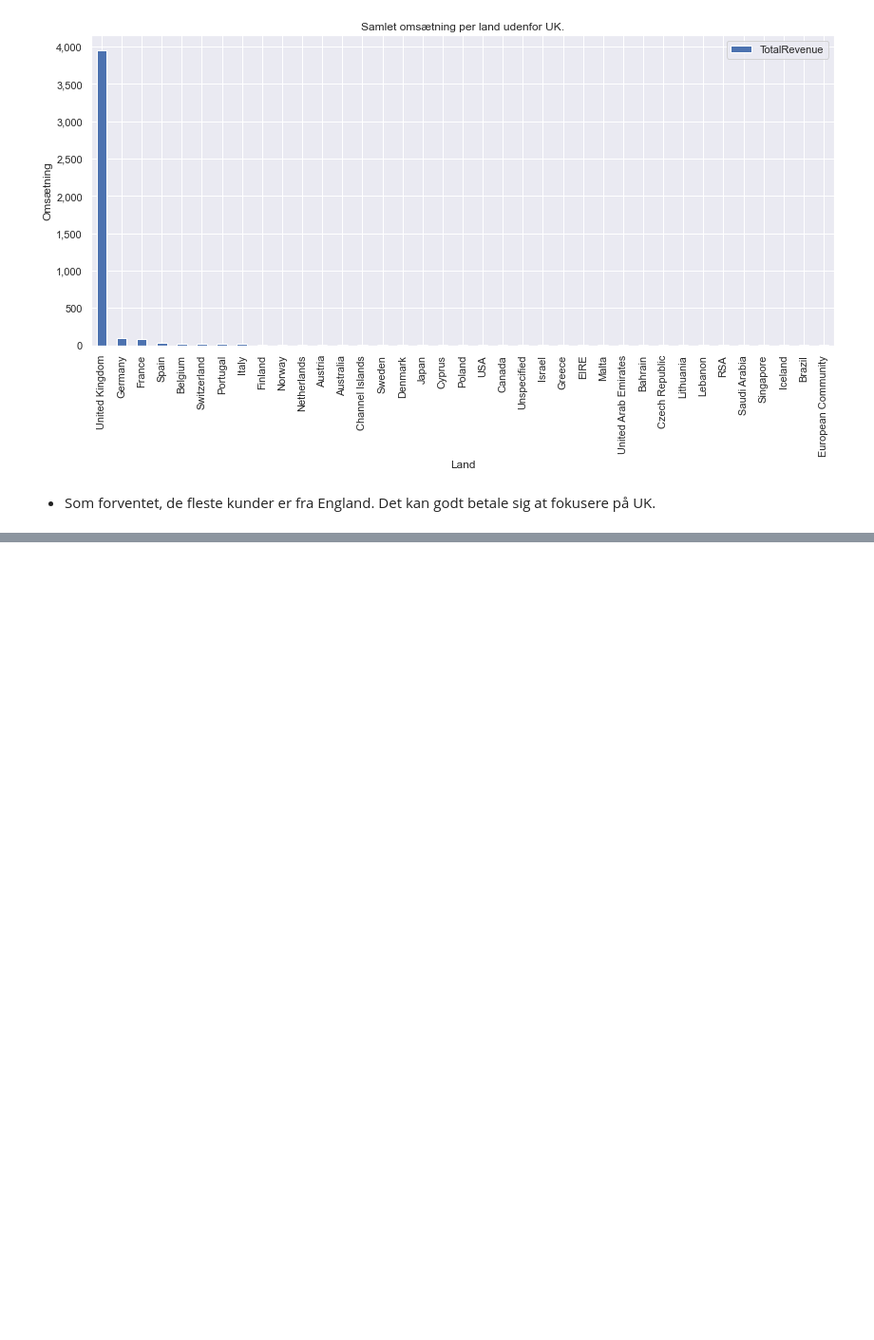
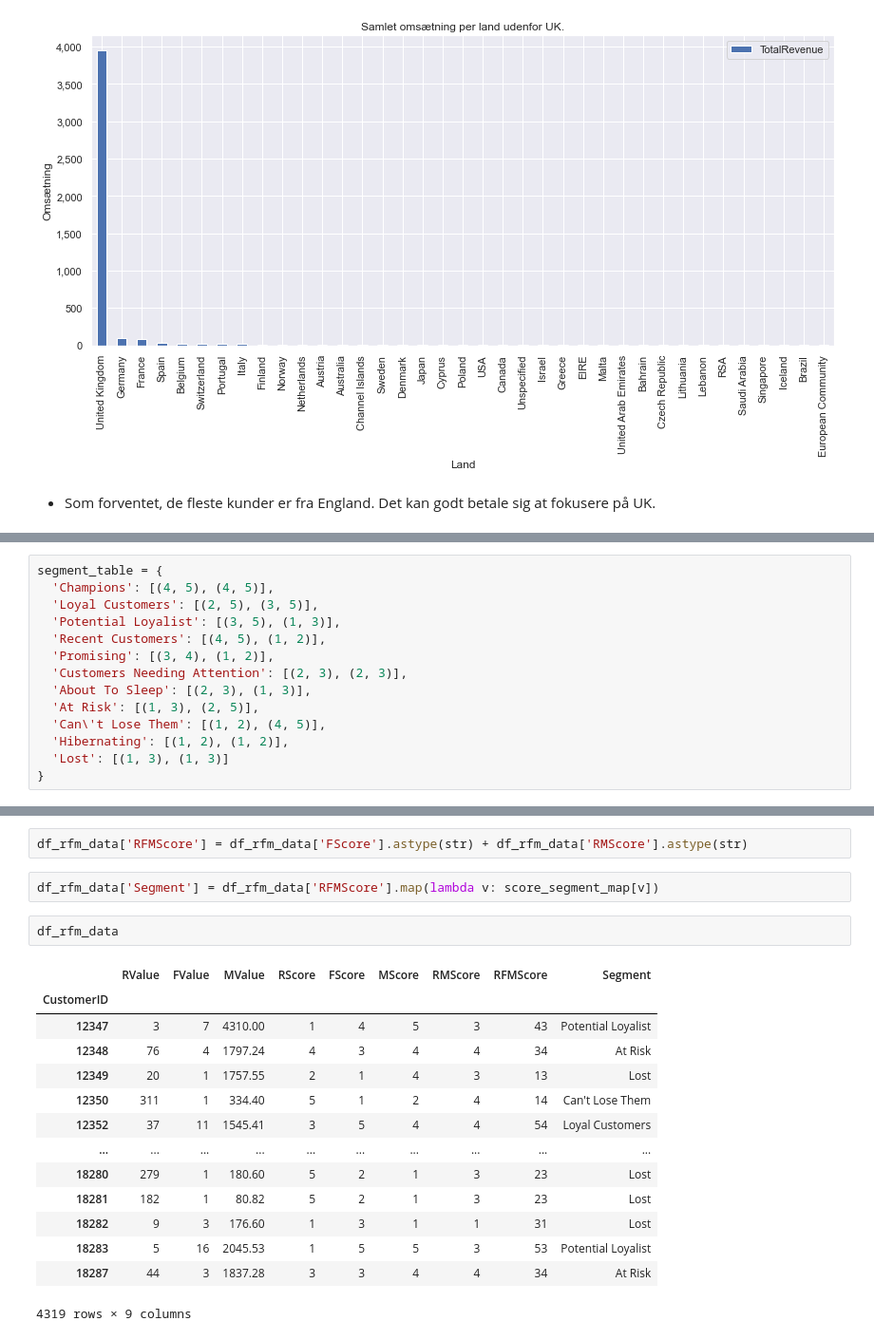
Before and after one commit to sheikhomar/casio, a Jupyter notebook: analysis.ipynb, the cells around one changed output, grey strips where cells are left out. Shown at 95% size. Drawn from its saved outputs; the diff is of its cells as text; blank space fills up the shorter version.

```diff
--- a/analysis.ipynb
+++ b/analysis.ipynb
@@ -389,0 +467,14 @@ ax.set_title('Samlet omsætning per land udenfor UK.');
+# %%
+segment_table = {
+  'Champions': [(4, 5), (4, 5)],
+  'Loyal Customers': [(2, 5), (3, 5)],
+  'Potential Loyalist': [(3, 5), (1, 3)],
+  'Recent Customers': [(4, 5), (1, 2)],
+  'Promising': [(3, 4), (1, 2)],
+  'Customers Needing Attention': [(2, 3), (2, 3)],
+  'About To Sleep': [(2, 3), (1, 3)],
+  'At Risk': [(1, 3), (2, 5)],
+  'Can\'t Lose Them': [(1, 2), (4, 5)],
+  'Hibernating': [(1, 2), (1, 2)],
+  'Lost': [(1, 3), (1, 3)]
+}
@@ -389,0 +489,21 @@ ax.set_title('Samlet omsætning per land udenfor UK.');
+# %%
+df_rfm_data['RFMScore'] = df_rfm_data['FScore'].astype(str) + df_rfm_data['RMScore'].astype(str)
+# %%
+df_rfm_data['Segment'] = df_rfm_data['RFMScore'].map(lambda v: score_segment_map[v])
+# %%
+df_rfm_data
+# %% [output]
+|  | RValue | FValue | MValue | RScore | FScore | MScore | RMScore | RFMScore | Segment |
+| CustomerID |  |  |  |  |  |  |  |  |  |
+| 12347 | 3 | 7 | 4310.00 | 1 | 4 | 5 | 3 | 43 | Potential Loyalist |
+| 12348 | 76 | 4 | 1797.24 | 4 | 3 | 4 | 4 | 34 | At Risk |
+| 12349 | 20 | 1 | 1757.55 | 2 | 1 | 4 | 3 | 13 | Lost |
+| 12350 | 311 | 1 | 334.40 | 5 | 1 | 2 | 4 | 14 | Can't Lose Them |
+| 12352 | 37 | 11 | 1545.41 | 3 | 5 | 4 | 4 | 54 | Loyal Customers |
+| ... | ... | ... | ... | ... | ... | ... | ... | ... | ... |
+| 18280 | 279 | 1 | 180.60 | 5 | 2 | 1 | 3 | 23 | Lost |
+| 18281 | 182 | 1 | 80.82 | 5 | 2 | 1 | 3 | 23 | Lost |
+| 18282 | 9 | 3 | 176.60 | 1 | 3 | 1 | 1 | 31 | Lost |
+| 18283 | 5 | 16 | 2045.53 | 1 | 5 | 5 | 3 | 53 | Potential Loyalist |
+| 18287 | 44 | 3 | 1837.28 | 3 | 3 | 4 | 4 | 34 | At Risk |
+4319 rows × 9 columns
```
Also changed, not shown: parts of 18 cells of this notebook.
